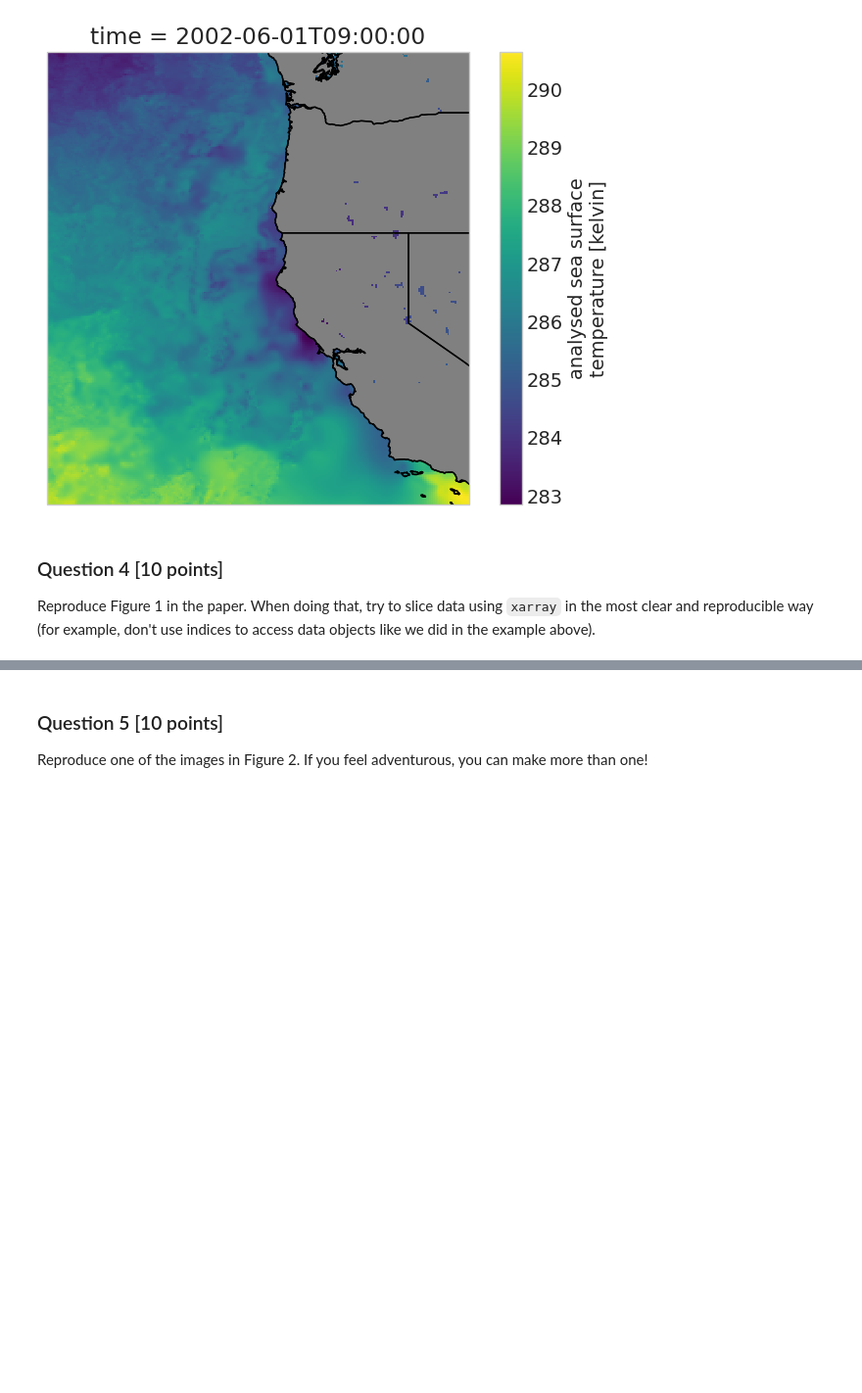
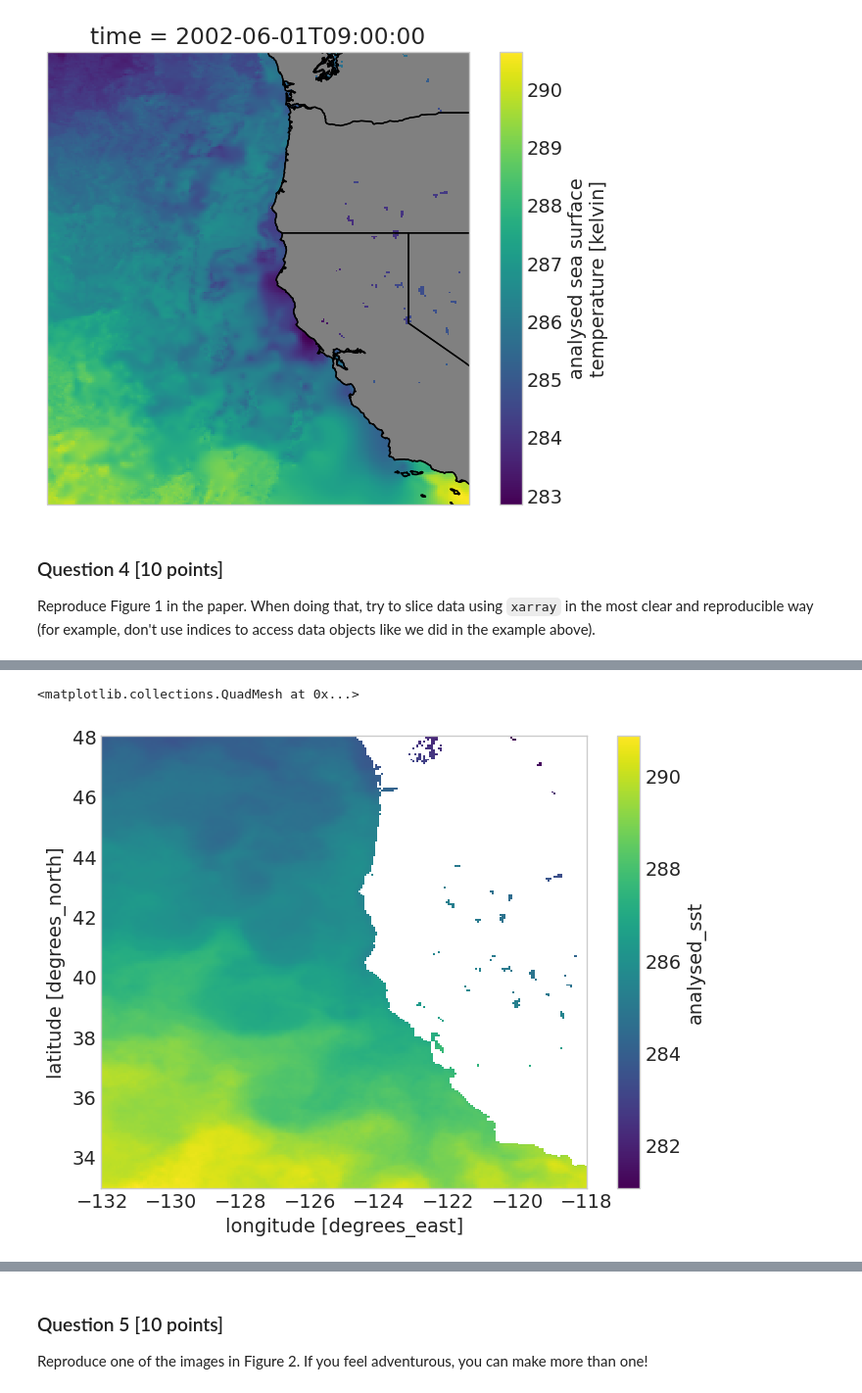
Before and after one commit to UCB-stat-159-s23/hw03-Group11, a Jupyter notebook: hw03-climate.ipynb, the cells around one changed output, grey strips where cells are left out. Shown at 98% size. Drawn from its saved outputs; the diff is of its cells as text; code cells hidden in the pictures; blank space fills up the shorter version.

```diff
--- a/hw03-climate.ipynb
+++ b/hw03-climate.ipynb
@@ -257,0 +278,8 @@ Reproduce Figure 1 in the paper. When doing that, try to slice data using `xarra
+# %%
+i=1
+j=1
+timestr=f"20{14+i}-{j+1:02d}"
+ds.sel(time=timestr).analysed_sst.mean("time").plot()
+# %% [output]
+<matplotlib.collections.QuadMesh at 0x...>
+[figure, added]
```
Also changed, not shown: parts of 3 cells of this notebook.
